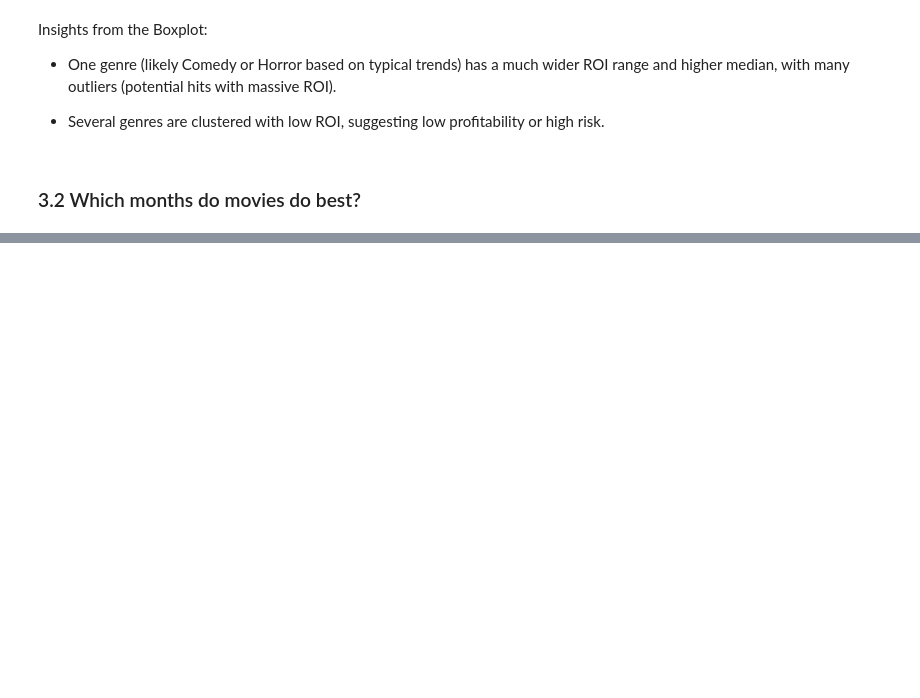
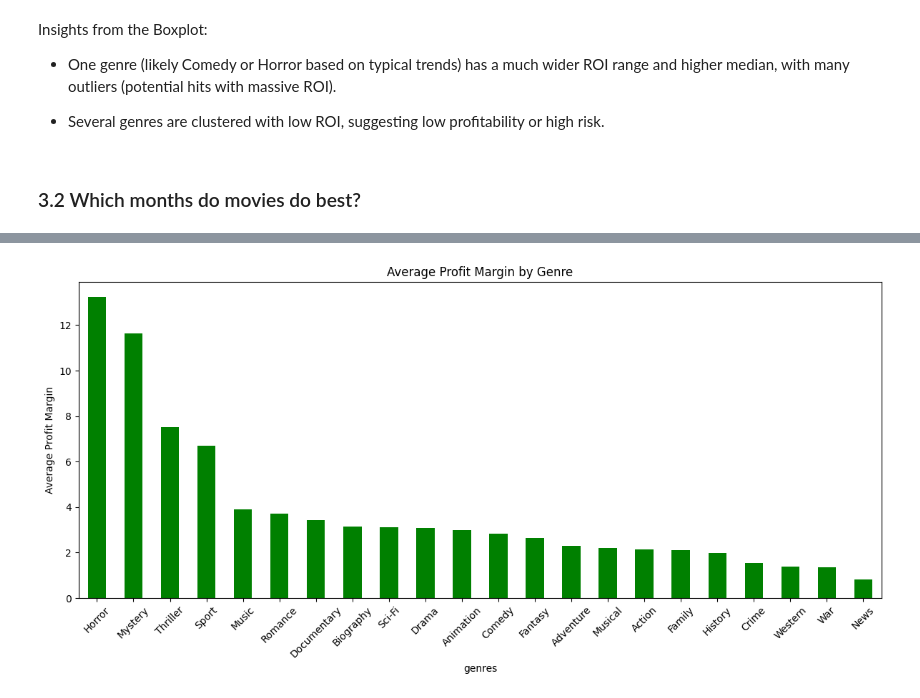
Before and after one commit to tingly-amua/Box-Office-Movie-Analysis, a Jupyter notebook: project.ipynb, the cells around one changed output, grey strips where cells are left out. Saved outputs shown, nothing was run; the diff lists cells and outputs as text; code cells hidden in the pictures; blank space fills up the shorter version.

```diff
--- a/project.ipynb
+++ b/project.ipynb
@@ -536,0 +719,16 @@ plt.show()
+# %%
+#calculating profit margin
+full_df_exploded['profit_margin'] = full_df_exploded['profit'] / full_df_exploded['production_budget']
+
+#Barplot of Average Margin by Genre
+genre_margins = full_df_exploded.groupby('genres')['profit_margin'].mean().sort_values(ascending=False)
+
+plt.figure(figsize=(12, 6))
+genre_margins.plot(kind='bar', color='green')
+plt.ylabel('Average Profit Margin')
+plt.title('Average Profit Margin by Genre')
+plt.xticks(rotation=45)
+plt.tight_layout()
+plt.show()
+# %% [output]
+[figure, added]
```
Also changed, not shown: parts of 31 cells of this notebook.
